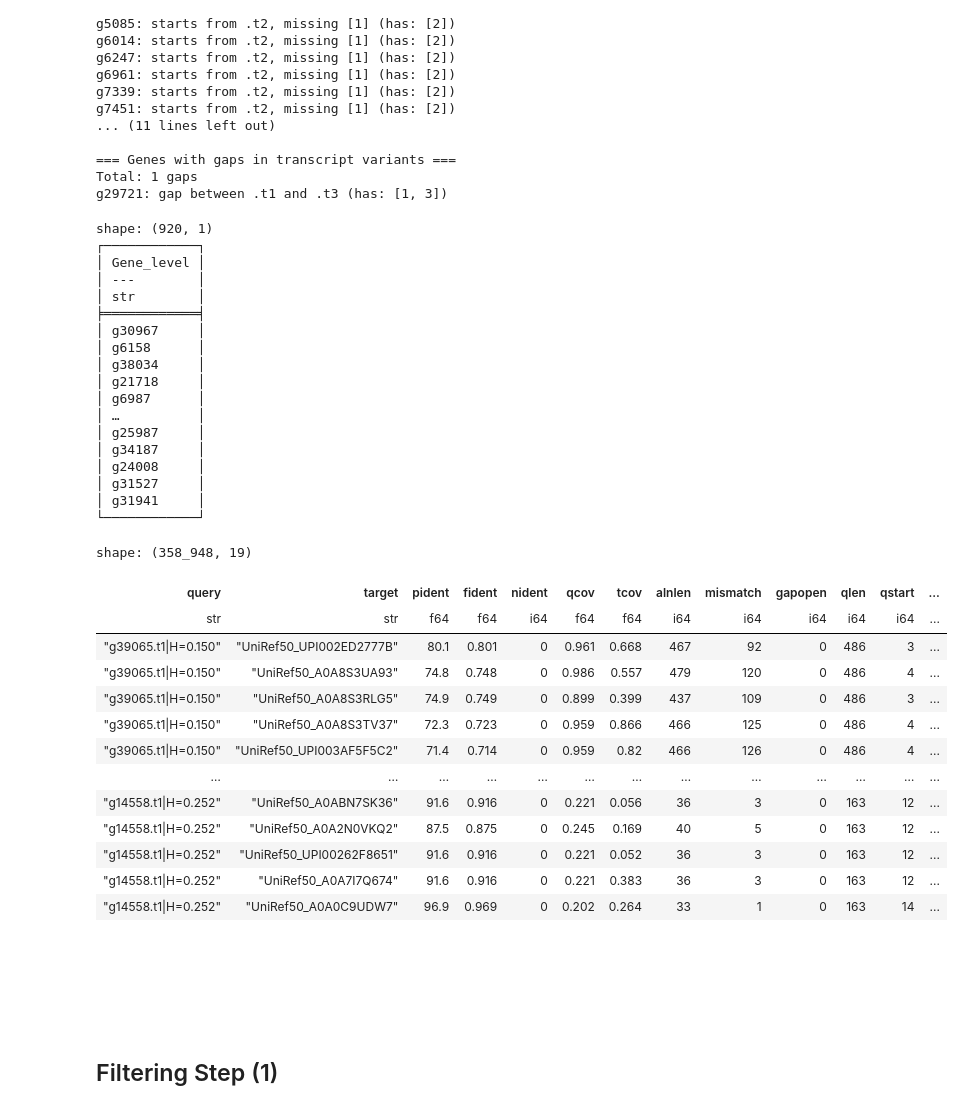
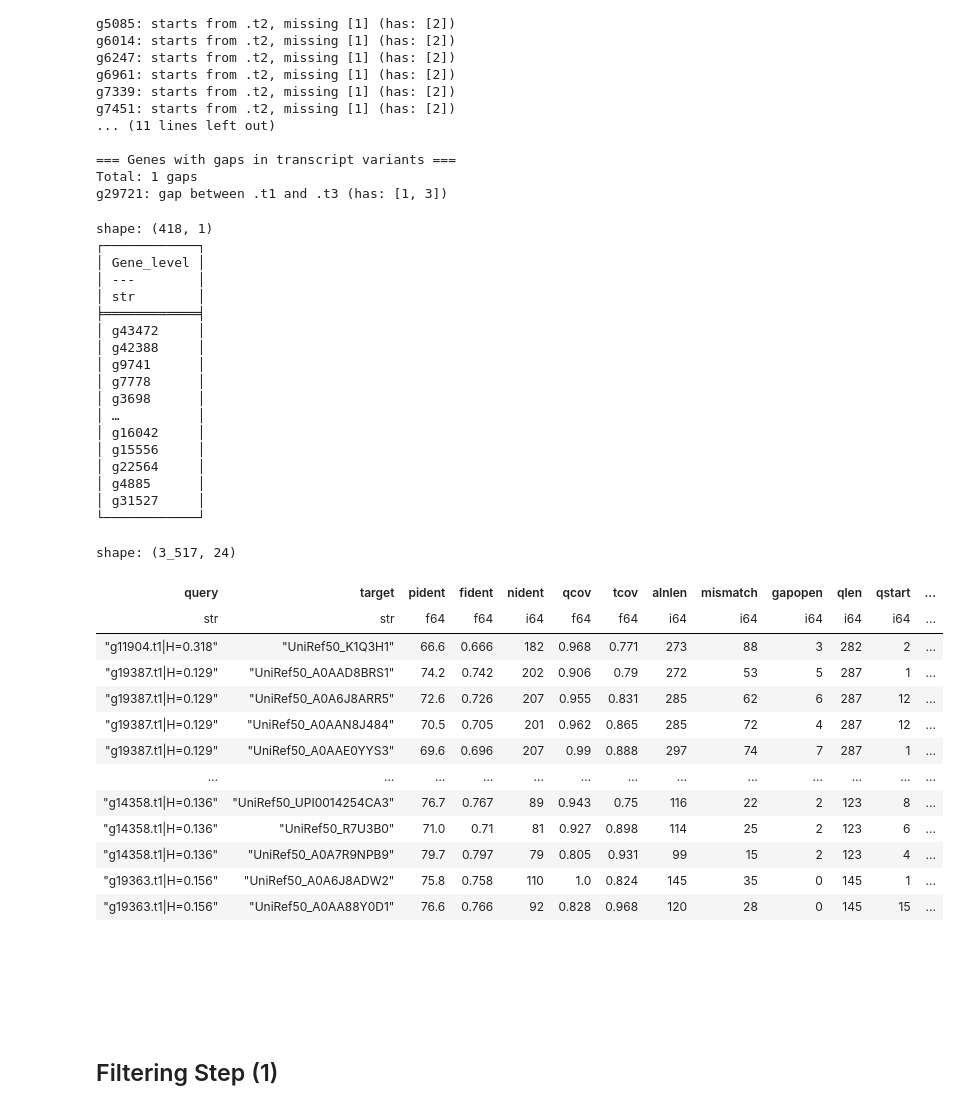
Before and after one commit to yonesora56/TEA_annotation, a Jupyter notebook: notebooks/mmseqs2_result_akitsu_uniref50.ipynb, the cells around one changed output. Drawn from its saved outputs; the diff is of its cells as text; code cells hidden in the pictures.

```diff
--- a/notebooks/mmseqs2_result_akitsu_uniref50.ipynb
+++ b/notebooks/mmseqs2_result_akitsu_uniref50.ipynb
@@ -71,51 +71,51 @@ Total: 1 gaps
 g29721: gap between .t1 and .t3 (has: [1, 3])
 # %%
 mmseqs_result = pl.read_csv(
-    "../out/akitsu_uniref50/mmseqs2_easy_search_akitsu_galba_uniref50.tsv.gz",
+    "../out/akitsu_uniref50/mmseqs2_easy_search_akitsu_galba_uniref50_cov_mode_0_rescore_mode_3.tsv.gz",
     separator="\t",
 ).drop(
     "qheader",
     "theader"
 ).with_columns(
     # Extract only the gene ID (e.g., "g39065") from the query column
     pl.col("query").str.extract(r'^(g\d+)', group_index=1).alias("Gene_level")
 )
 
 print(mmseqs_result.select("Gene_level").unique())
 display(mmseqs_result)
 # %% [output]
-shape: (920, 1)
+shape: (418, 1)
 ┌────────────┐
 │ Gene_level │
 │ ---        │
 │ str        │
 ╞════════════╡
-│ g30967     │
-│ g6158      │
-│ g38034     │
-│ g21718     │
-│ g6987      │
+│ g43472     │
+│ g42388     │
+│ g9741      │
+│ g7778      │
+│ g3698      │
 │ …          │
-│ g25987     │
-│ g34187     │
-│ g24008     │
+│ g16042     │
+│ g15556     │
+│ g22564     │
+│ g4885      │
 │ g31527     │
-│ g31941     │
 └────────────┘
-shape: (358_948, 19)
+shape: (3_517, 24)
 | query | target | pident | fident | nident | qcov | tcov | alnlen | mismatch | gapopen | qlen | qstart | ... |
 | str | str | f64 | f64 | i64 | f64 | f64 | i64 | i64 | i64 | i64 | i64 | ... |
-| "g39065.t1|H=0.150" | "UniRef50_UPI002ED2777B" | 80.1 | 0.801 | 0 | 0.961 | 0.668 | 467 | 92 | 0 | 486 | 3 | ... |
-| "g39065.t1|H=0.150" | "UniRef50_A0A8S3UA93" | 74.8 | 0.748 | 0 | 0.986 | 0.557 | 479 | 120 | 0 | 486 | 4 | ... |
-| "g39065.t1|H=0.150" | "UniRef50_A0A8S3RLG5" | 74.9 | 0.749 | 0 | 0.899 | 0.399 | 437 | 109 | 0 | 486 | 3 | ... |
-| "g39065.t1|H=0.150" | "UniRef50_A0A8S3TV37" | 72.3 | 0.723 | 0 | 0.959 | 0.866 | 466 | 125 | 0 | 486 | 4 | ... |
-| "g39065.t1|H=0.150" | "UniRef50_UPI003AF5F5C2" | 71.4 | 0.714 | 0 | 0.959 | 0.82 | 466 | 126 | 0 | 486 | 4 | ... |
+| "g11904.t1|H=0.318" | "UniRef50_K1Q3H1" | 66.6 | 0.666 | 182 | 0.968 | 0.771 | 273 | 88 | 3 | 282 | 2 | ... |
+| "g19387.t1|H=0.129" | "UniRef50_A0AAD8BRS1" | 74.2 | 0.742 | 202 | 0.906 | 0.79 | 272 | 53 | 5 | 287 | 1 | ... |
+| "g19387.t1|H=0.129" | "UniRef50_A0A6J8ARR5" | 72.6 | 0.726 | 207 | 0.955 | 0.831 | 285 | 62 | 6 | 287 | 12 | ... |
+| "g19387.t1|H=0.129" | "UniRef50_A0AAN8J484" | 70.5 | 0.705 | 201 | 0.962 | 0.865 | 285 | 72 | 4 | 287 | 12 | ... |
+| "g19387.t1|H=0.129" | "UniRef50_A0AAE0YYS3" | 69.6 | 0.696 | 207 | 0.99 | 0.888 | 297 | 74 | 7 | 287 | 1 | ... |
 | … | … | … | … | … | … | … | … | … | … | … | … | ... |
-| "g14558.t1|H=0.252" | "UniRef50_A0ABN7SK36" | 91.6 | 0.916 | 0 | 0.221 | 0.056 | 36 | 3 | 0 | 163 | 12 | ... |
-| "g14558.t1|H=0.252" | "UniRef50_A0A2N0VKQ2" | 87.5 | 0.875 | 0 | 0.245 | 0.169 | 40 | 5 | 0 | 163 | 12 | ... |
-| "g14558.t1|H=0.252" | "UniRef50_UPI00262F8651" | 91.6 | 0.916 | 0 | 0.221 | 0.052 | 36 | 3 | 0 | 163 | 12 | ... |
-| "g14558.t1|H=0.252" | "UniRef50_A0A7I7Q674" | 91.6 | 0.916 | 0 | 0.221 | 0.383 | 36 | 3 | 0 | 163 | 12 | ... |
-| "g14558.t1|H=0.252" | "UniRef50_A0A0C9UDW7" | 96.9 | 0.969 | 0 | 0.202 | 0.264 | 33 | 1 | 0 | 163 | 14 | ... |
+| "g14358.t1|H=0.136" | "UniRef50_UPI0014254CA3" | 76.7 | 0.767 | 89 | 0.943 | 0.75 | 116 | 22 | 2 | 123 | 8 | ... |
+| "g14358.t1|H=0.136" | "UniRef50_R7U3B0" | 71.0 | 0.71 | 81 | 0.927 | 0.898 | 114 | 25 | 2 | 123 | 6 | ... |
+| "g14358.t1|H=0.136" | "UniRef50_A0A7R9NPB9" | 79.7 | 0.797 | 79 | 0.805 | 0.931 | 99 | 15 | 2 | 123 | 4 | ... |
+| "g19363.t1|H=0.156" | "UniRef50_A0A6J8ADW2" | 75.8 | 0.758 | 110 | 1.0 | 0.824 | 145 | 35 | 0 | 145 | 1 | ... |
+| "g19363.t1|H=0.156" | "UniRef50_A0AA88Y0D1" | 76.6 | 0.766 | 92 | 0.828 | 0.968 | 120 | 28 | 0 | 145 | 15 | ... |
 # %%
 UniRef50_list = mmseqs_result.select(
     pl.col("target")
```
Also changed, not shown: parts of 4 cells of this notebook, 3 other files.
